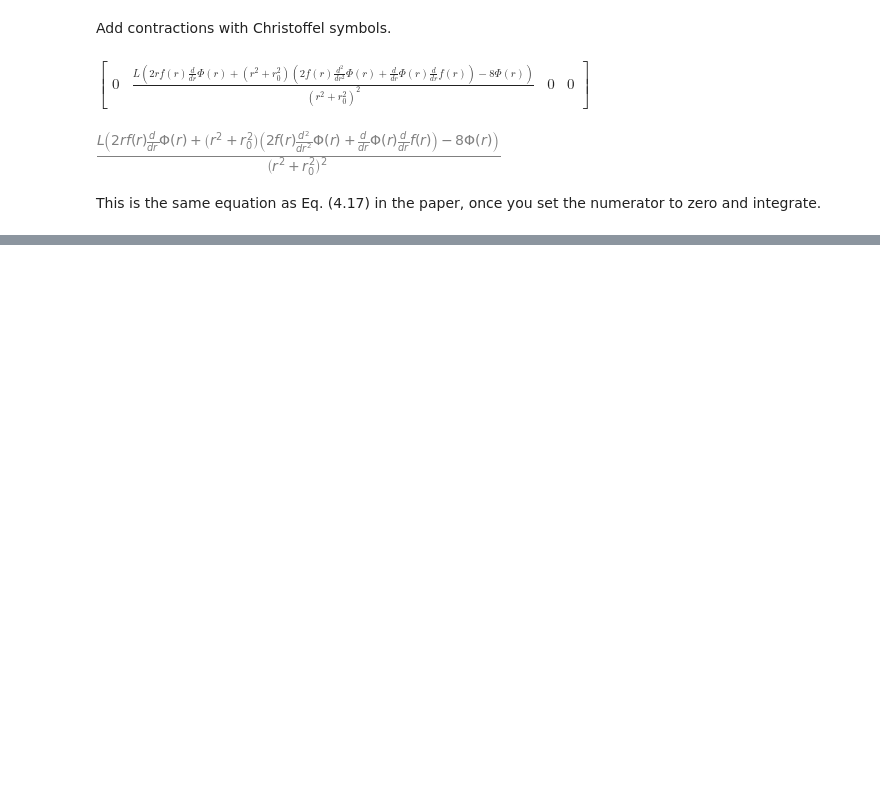
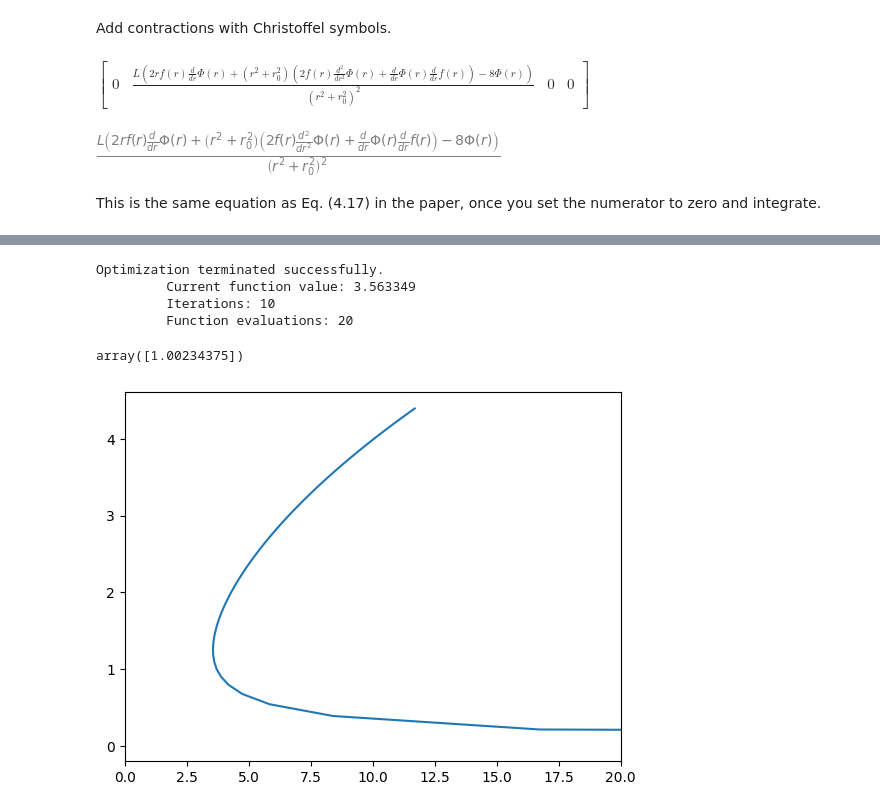
Before and after one commit to jchryssanthacopoulos/wormholes, a Jupyter notebook: einstein_maxwell_ads4_euclidean_connected.ipynb, the cells around one changed output, grey strips where cells are left out. Drawn from its saved outputs; the diff is of its cells as text; code cells hidden in the pictures; blank space fills up the shorter version.

```diff
--- a/einstein_maxwell_ads4_euclidean_connected.ipynb
+++ b/einstein_maxwell_ads4_euclidean_connected.ipynb
@@ -180,0 +212,19 @@ This is the same equation as Eq. (4.17) in the paper, once you set the numerator
+# %%
+fmin(get_phi_0, 1)
+# %% [output]
+Optimization terminated successfully.
+         Current function value: 3.563349
+         Iterations: 10
+         Function evaluations: 20
+array([1.00234375])
+# %%
+def get_r0_over_L(phi_star):
+    a = (1 + 16 * phi_star ** 2) ** (1./4)
+    return np.sqrt((a ** 2 - 1) / 2)
+# %%
+r0_over_L = get_r0_over_L(phi_star)
+# %%
+plt.plot(phi_0, r0_over_L)
+plt.xlim([0, 20]);
+# %% [output]
+[figure, added]
```
Also changed, not shown: parts of 9 cells of this notebook, 1 other file.
